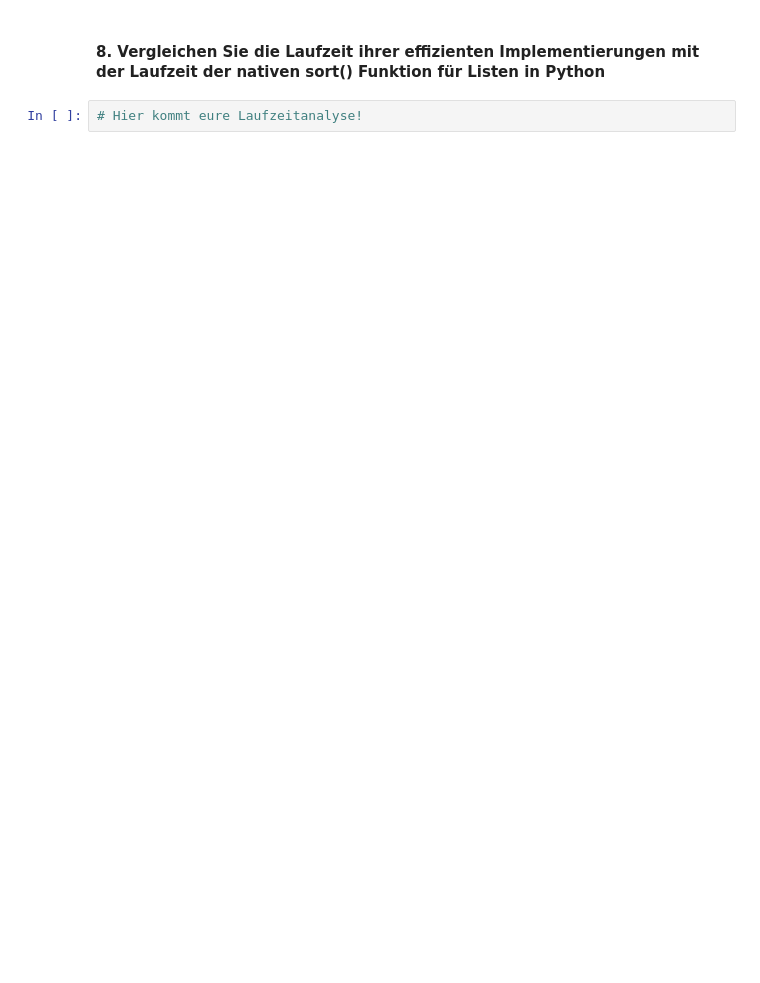
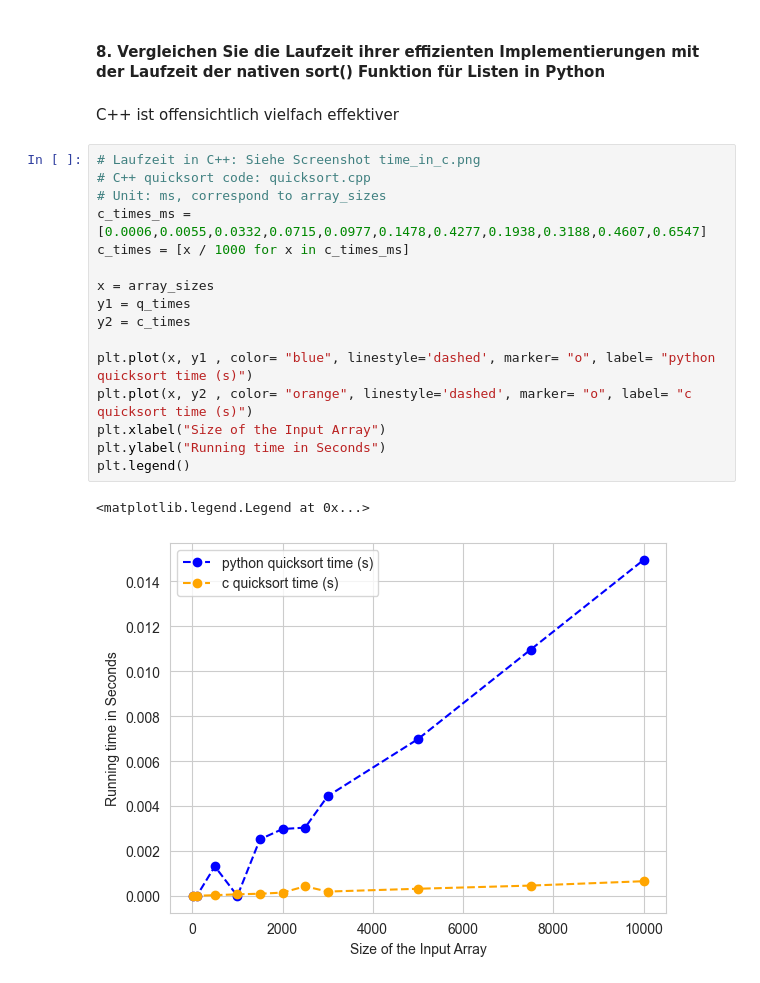
Before and after one commit to Shengye-Wu/AlgorithmusBlatt08, a Jupyter notebook: sorting.ipynb, the cells around one changed output. Cells and saved outputs as stored; diff of their text form; blank space fills up the shorter version.

```diff
--- a/sorting.ipynb
+++ b/sorting.ipynb
@@ -245,4 +247,23 @@ plt.show()
 # %% [markdown]
 #### 8. Vergleichen Sie die Laufzeit ihrer effizienten Implementierungen mit der Laufzeit der nativen sort() Funktion für Listen in Python
-# %%
-# Hier kommt eure Laufzeitanalyse!
+# %% [markdown]
+C++ ist offensichtlich vielfach effektiver
+# %%
+# Laufzeit in C++: Siehe Screenshot time_in_c.png
+# C++ quicksort code: quicksort.cpp
+# Unit: ms, correspond to array_sizes
+c_times_ms = [0.0006,0.0055,0.0332,0.0715,0.0977,0.1478,0.4277,0.1938,0.3188,0.4607,0.6547]
+c_times = [x / 1000 for x in c_times_ms]
+
+x = array_sizes
+y1 = q_times
+y2 = c_times
+
+plt.plot(x, y1 , color= "blue", linestyle='dashed', marker= "o", label= "python quicksort time (s)")
+plt.plot(x, y2 , color= "orange", linestyle='dashed', marker= "o", label= "c quicksort time (s)")
+plt.xlabel("Size of the Input Array")
+plt.ylabel("Running time in Seconds")
+plt.legend()
+# %% [output]
+<matplotlib.legend.Legend at 0x...>
+[figure, added]
```
Also changed, not shown: parts of 12 cells of this notebook, 7 other files.
